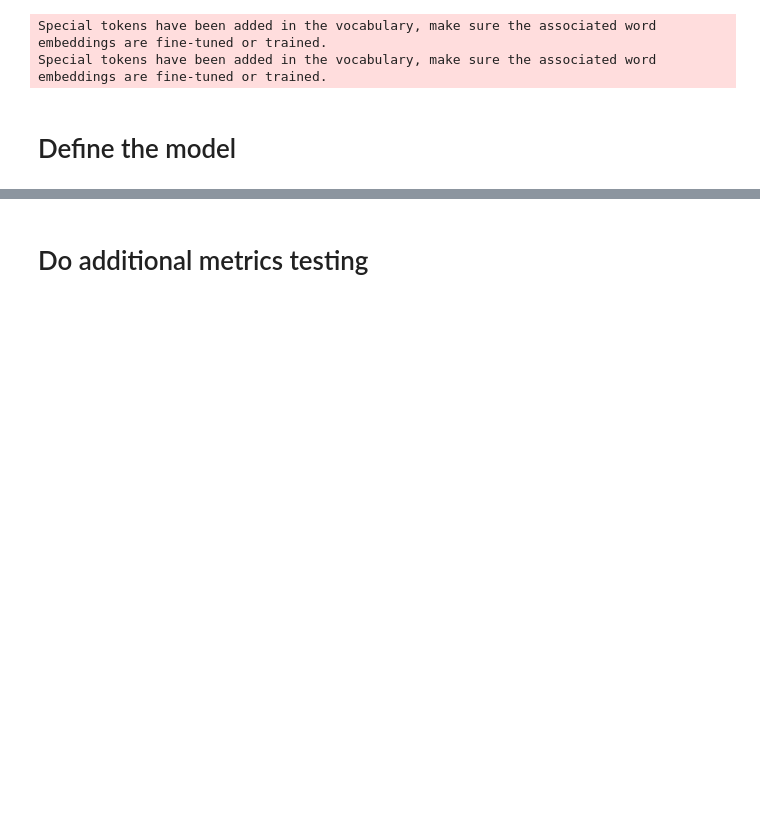
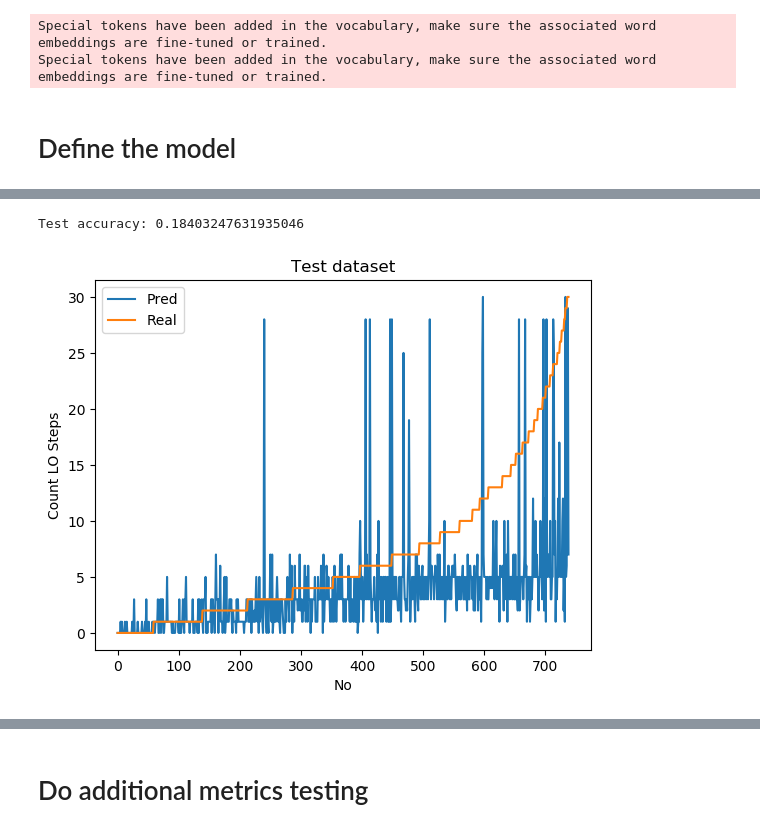
Before and after one commit to alex-deineha/pure-calculus, a Jupyter notebook: src/tests_17_ann_and_terms/article_models_reduct_steps_by_simple_str/simle_term_to_lo_steps/transformer_simple_str.ipynb, the cells around one changed output, grey strips where cells are left out. Cells and saved outputs as stored; diff of their text form; code cells hidden in the pictures; blank space fills up the shorter version.

Commit message:
Results of training Transformer model on the RI steps data.

```diff
--- a/src/tests_17_ann_and_terms/article_models_reduct_steps_by_simple_str/simle_term_to_lo_steps/transformer_simple_str.ipynb
+++ b/src/tests_17_ann_and_terms/article_models_reduct_steps_by_simple_str/simle_term_to_lo_steps/transformer_simple_str.ipynb
@@ -46,7 +46,7 @@ print("Available GPUs:", physical_devices)
 Available GPUs: [PhysicalDevice(name='/physical_device:GPU:0', device_type='GPU')]
 # %%
 sequence_len = 512
-batch_size = 64
+batch_size = 32
 
 config = BertConfig(
     vocab_size=9,
@@ -203,16 +243,17 @@ def calculate_accuracy(actual_labels, predicted_labels):
 with open("./fine_models/transformer_model.json", "r") as file:
     loaded_model_json = file.read()
 
-model = tf.keras.models.model_from_json(loaded_model_json)
+model = tf.keras.models.model_from_json(loaded_model_json, custom_objects={"TFBertModel": TFBertModel})
 model.load_weights("./fine_models/transformer_model.h5")
 # %%
-y_test_pred = []
-for x_ in tqdm(x_test):
-    y_test_pred.append(model.predict(np.array([x_]), verbose=0)[0])
+y_test_pred = model.predict(test_dataset)
 
-y_test_pred_nums = encoder.inverse_transform(np.array(y_test_pred))
-y_test_nums = encoder.inverse_transform(y_test)
+y_test_pred_nums = [np.argmax(x_) for x_ in y_test_pred]
+y_test_nums = y_test
 
 print("Test accuracy:", calculate_accuracy(y_test_nums, y_test_pred_nums))
 draw_pred_lines(y_test_pred_nums, y_test_nums, title="Test dataset", axis_name="LO Steps")
+# %% [output]
+Test accuracy: 0.18403247631935046
+[figure, added]
 # %%
```
Also changed, not shown: parts of 17 cells of this notebook, 2 other files.
